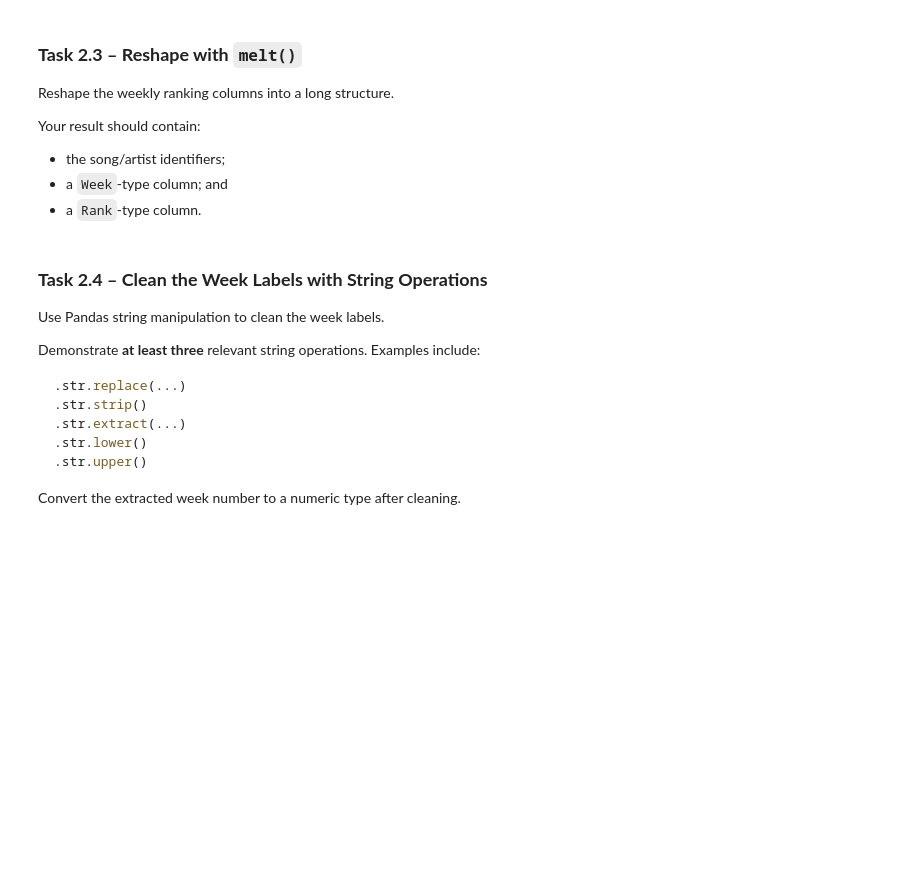
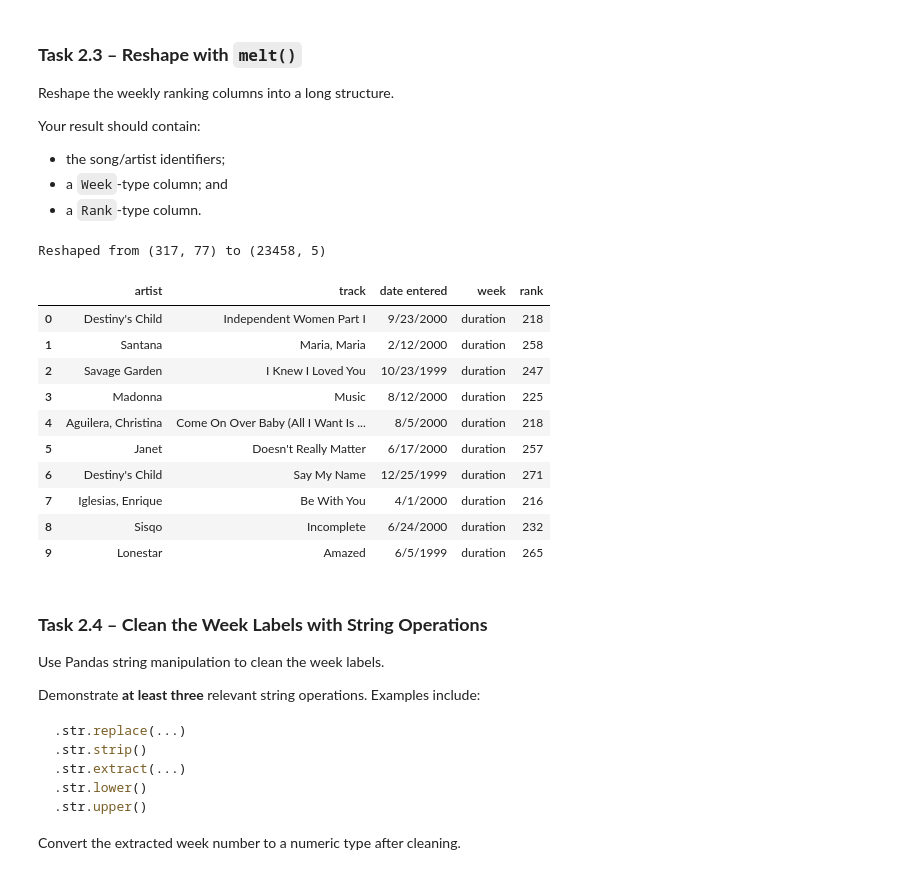
Before and after one commit to ricardo-mohammed/cleaning-imputation-outliers, a Jupyter notebook: notebooks/week5Lab_Students.ipynb, the cells around one changed output. Drawn from its saved outputs; the diff is of its cells as text; code cells hidden in the pictures; blank space fills up the shorter version.

```diff
--- a/notebooks/week5Lab_Students.ipynb
+++ b/notebooks/week5Lab_Students.ipynb
@@ -373,0 +454,9 @@ Inspect `billboard.columns`. You should see identifying information for songs/ar
+# %%
+# Load the Billboard dataset
+# Note: encoding="unicode_escape" is sometimes needed for this specific dataset's formatting
+billboard = pd.read_csv("../data/billboard.csv", encoding="unicode_escape")
+
+print(f"Shape: {billboard.shape}")
+print(f"\nColumns: {billboard.columns.tolist()[:10]}...") # Showing first 10 for brevity
+print(f"\nData Types:\n{billboard.dtypes.value_counts()}")
+display(billboard.head(3))
@@ -401,3 +503,30 @@ Your result should contain:
+# %%
+# Identify the columns that uniquely identify a song (the id_vars)
+# Updated to match the exact column names in YOUR downloaded billboard.csv
+id_columns = ['artist', 'track', 'date entered']
+
+# Melt the week columns into two new columns: 'week' and 'rank'
+billboard_tidy = billboard.melt(
+    id_vars=id_columns,
+    var_name='week',
+    value_name='rank'
+)
+
+print(f"Reshaped from {billboard.shape} to {billboard_tidy.shape}")
+display(billboard_tidy.head(10))
+# %% [output]
+Reshaped from (317, 77) to (23458, 5)
+|  | artist | track | date entered | week | rank |
+| 0 | Destiny's Child | Independent Women Part I | 9/23/2000 | duration | 218 |
+| 1 | Santana | Maria, Maria | 2/12/2000 | duration | 258 |
+| 2 | Savage Garden | I Knew I Loved You | 10/23/1999 | duration | 247 |
+| 3 | Madonna | Music | 8/12/2000 | duration | 225 |
+| 4 | Aguilera, Christina | Come On Over Baby (All I Want Is ... | 8/5/2000 | duration | 218 |
+| 5 | Janet | Doesn't Really Matter | 6/17/2000 | duration | 257 |
+| 6 | Destiny's Child | Say My Name | 12/25/1999 | duration | 271 |
+| 7 | Iglesias, Enrique | Be With You | 4/1/2000 | duration | 216 |
+| 8 | Sisqo | Incomplete | 6/24/2000 | duration | 232 |
+| 9 | Lonestar | Amazed | 6/5/1999 | duration | 265 |
 # %% [markdown]
 ### **Task 2.4 – Clean the Week Labels with String Operations**
 
```
Also changed, not shown: parts of 31 cells of this notebook, 4 other files.
